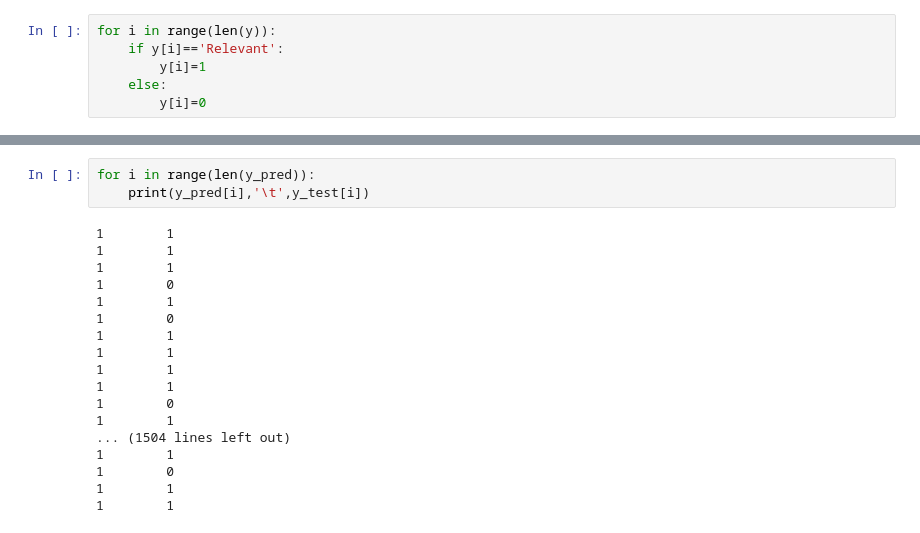
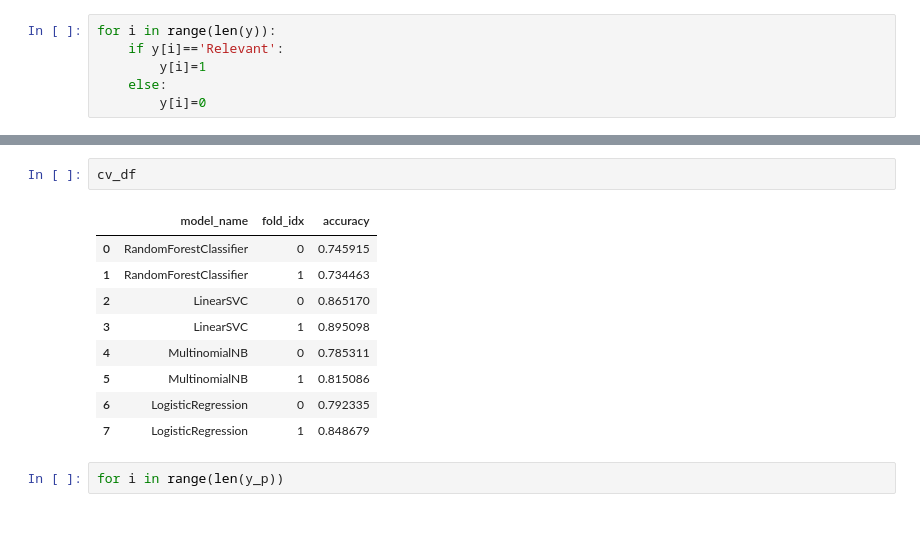
Before and after one commit to DaryaZareM/twitter-relevance-detector, a Jupyter notebook: code.ipynb, the cells around one changed output, grey strips where cells are left out. Drawn from its saved outputs; the diff is of its cells as text.

```diff
--- a/code.ipynb
+++ b/code.ipynb
@@ -252,21 +237,14 @@ Accuracy: 0.8730263157894737
+# %%
+cv_df
+# %% [output]
+|  | model_name | fold_idx | accuracy |
+| 0 | RandomForestClassifier | 0 | 0.745915 |
+| 1 | RandomForestClassifier | 1 | 0.734463 |
+| 2 | LinearSVC | 0 | 0.865170 |
+| 3 | LinearSVC | 1 | 0.895098 |
+| 4 | MultinomialNB | 0 | 0.785311 |
+| 5 | MultinomialNB | 1 | 0.815086 |
+| 6 | LogisticRegression | 0 | 0.792335 |
+| 7 | LogisticRegression | 1 | 0.848679 |
 # %%
-for i in range(len(y_pred)):
-    print(y_pred[i],'\t',y_test[i])
+for i in range(len(y_p))
-# %% [output]
-1        1
-1        1
-1        1
-1        0
-1        1
-1        0
-1        1
-1        1
-1        1
-1        1
-1        0
-1        1
-... (1504 lines left out)
-1        1
-1        0
-1        1
-1        1
```
Also changed, not shown: parts of 23 cells of this notebook.
